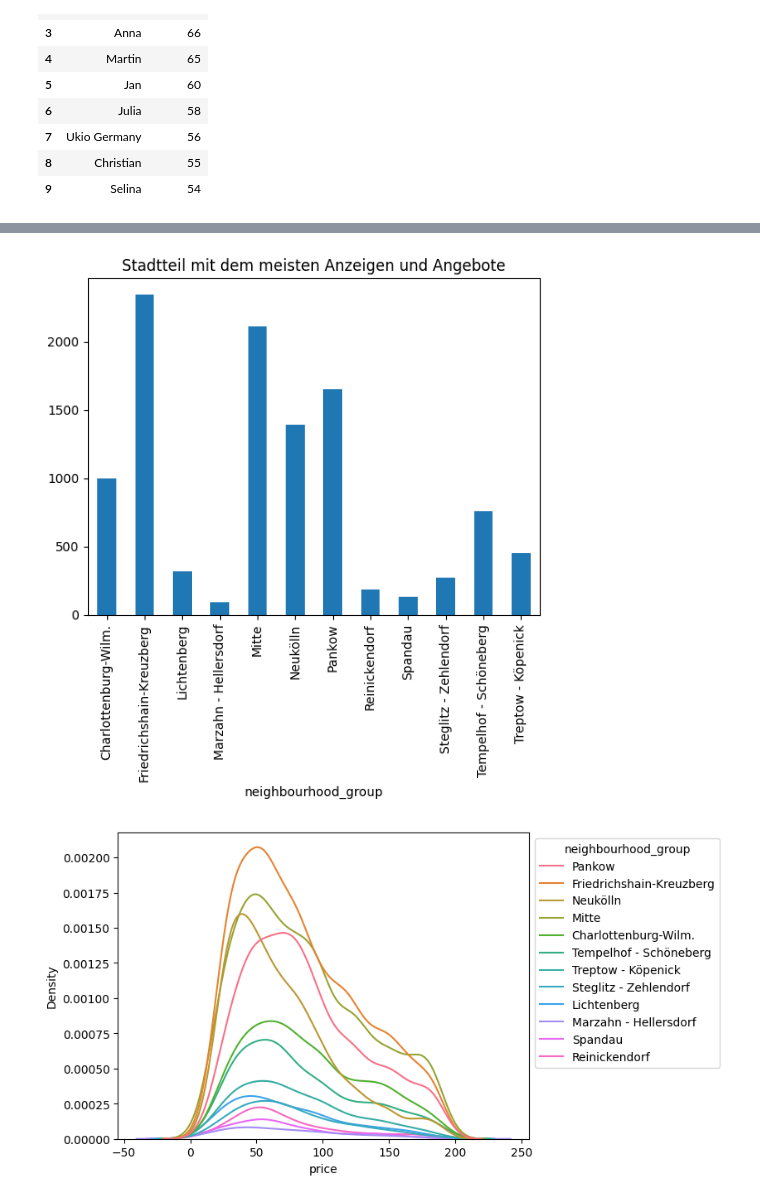
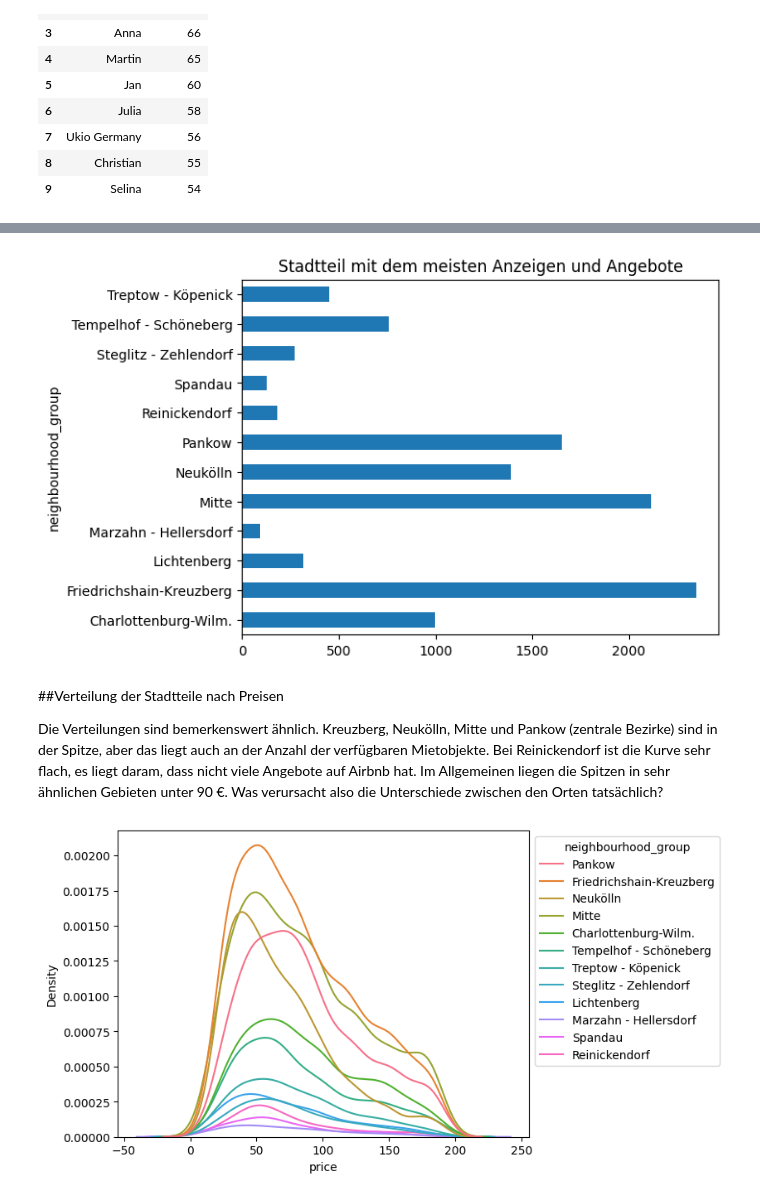
Before and after one commit to awildt01/Airbnb_Berlin-, a Jupyter notebook: Airbnb_(Berlin).ipynb, the cells around one changed output, grey strips where cells are left out. Drawn from its saved outputs; the diff is of its cells as text; code cells hidden in the pictures.

```diff
--- a/Airbnb_(Berlin).ipynb
+++ b/Airbnb_(Berlin).ipynb
@@ -715,8 +720,12 @@ Marzahn - Hellersdorf         93
 Name: id, dtype: int64
 # %%
 
-df_clean.groupby(by="neighbourhood_group").id.count().plot(kind="bar", title="Stadtteil mit dem meisten Anzeigen und Angebote");
+df_clean.groupby(by="neighbourhood_group").id.count().plot(kind='barh', title="Stadtteil mit dem meisten Anzeigen und Angebote");
 # %% [output]
-[figure, old version]
+[figure, new version]
+# %% [markdown]
+##Verteilung der Stadtteile nach Preisen
+
+Die Verteilungen sind bemerkenswert ähnlich. Kreuzberg, Neukölln, Mitte und Pankow (zentrale Bezirke) sind in der Spitze, aber das liegt auch an der Anzahl der verfügbaren Mietobjekte. Bei Reinickendorf ist die Kurve sehr flach, es liegt daram, dass nicht viele Angebote auf Airbnb hat. Im Allgemeinen liegen die Spitzen in sehr ähnlichen Gebieten unter 90 €. Was verursacht also die Unterschiede zwischen den Orten tatsächlich?
 # %%
 # Verteilung der Stadtteile nach Preisen
```
Also changed, not shown: parts of 45 cells of this notebook.
